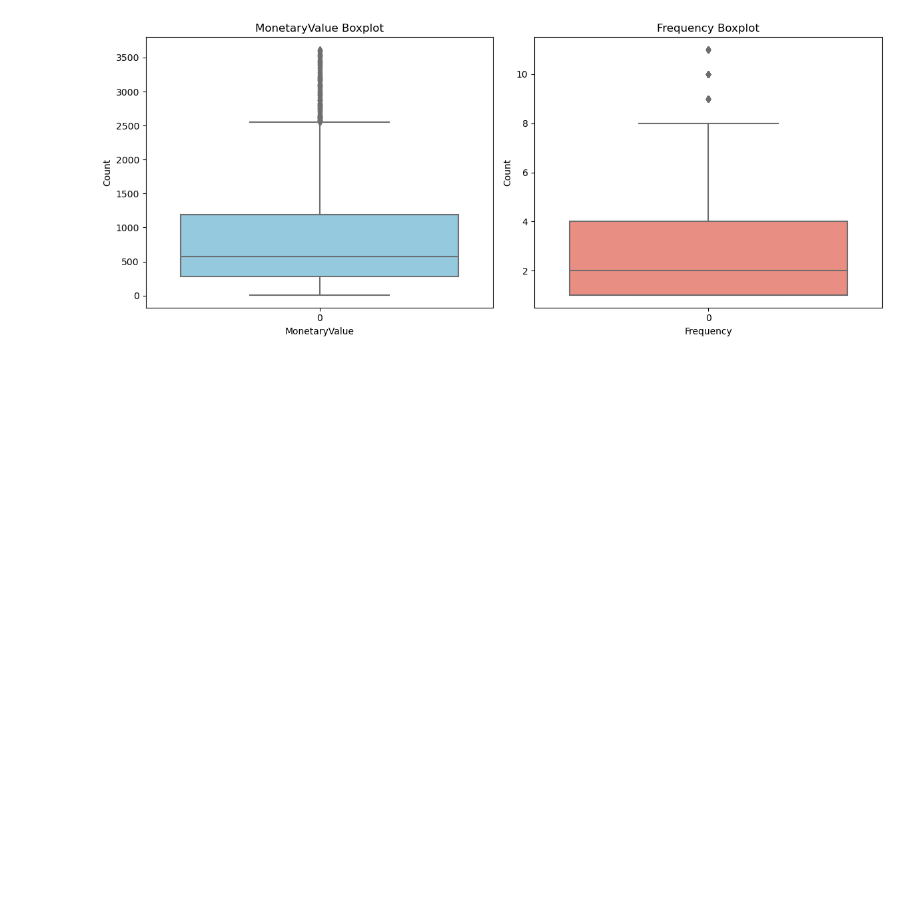
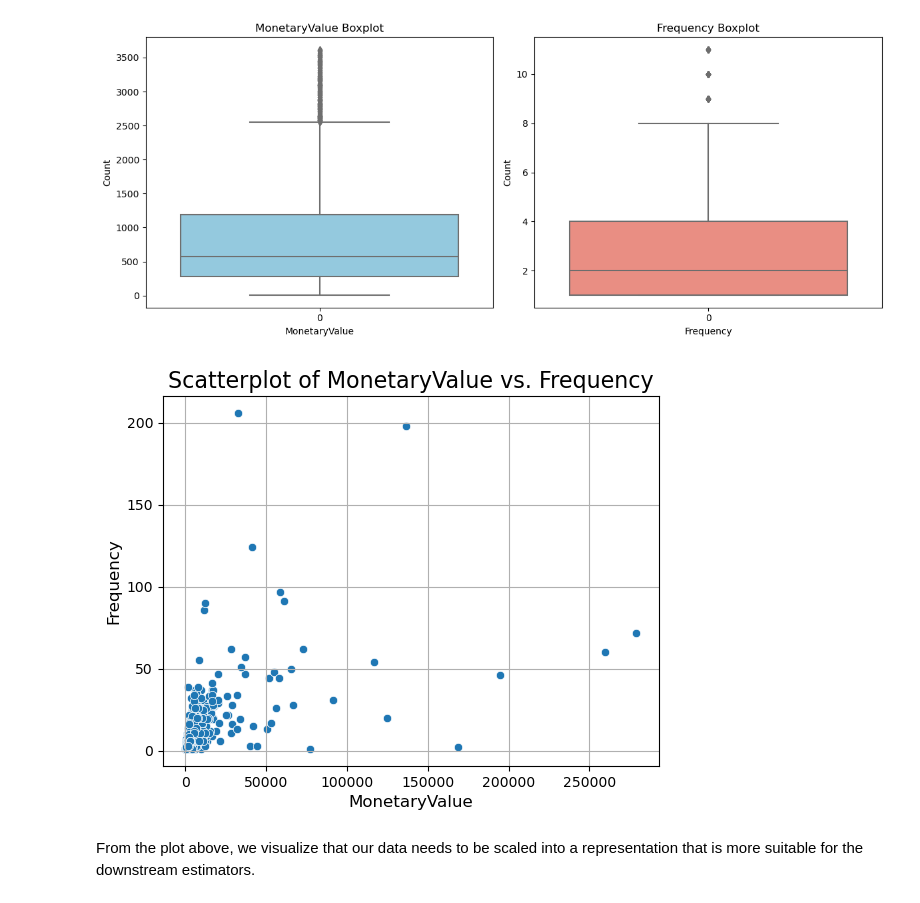
Before and after one commit to kamahTek/Machine-Learning, a Jupyter notebook: Unsupervised-Learning/Clustering/Online-Retail/index.ipynb, the cells around one changed output. Cells and saved outputs as stored; diff of their text form; code cells hidden in the pictures; blank space fills up the shorter version.

```diff
--- a/Unsupervised-Learning/Clustering/Online-Retail/index.ipynb
+++ b/Unsupervised-Learning/Clustering/Online-Retail/index.ipynb
@@ -579,3 +589,16 @@ outlierChart(non_outliers_df,"MonetaryValue", "Frequency")
 # %% [output]
 [figure]
 [figure]
+# %%
+
+sns.scatterplot(x=aggregated_df['MonetaryValue'], y=aggregated_df['Frequency'])
+
+plt.title('Scatterplot of MonetaryValue vs. Frequency', fontsize=16)
+plt.xlabel('MonetaryValue', fontsize=12)
+plt.ylabel('Frequency', fontsize=12)
+plt.grid(True)
+plt.show()
+# %% [output]
+[figure, added]
+# %% [markdown]
+From the plot above, we visualize that our data needs to be scaled into a representation that is more suitable for the downstream estimators.
```
Also changed, not shown: parts of 4 cells of this notebook.
